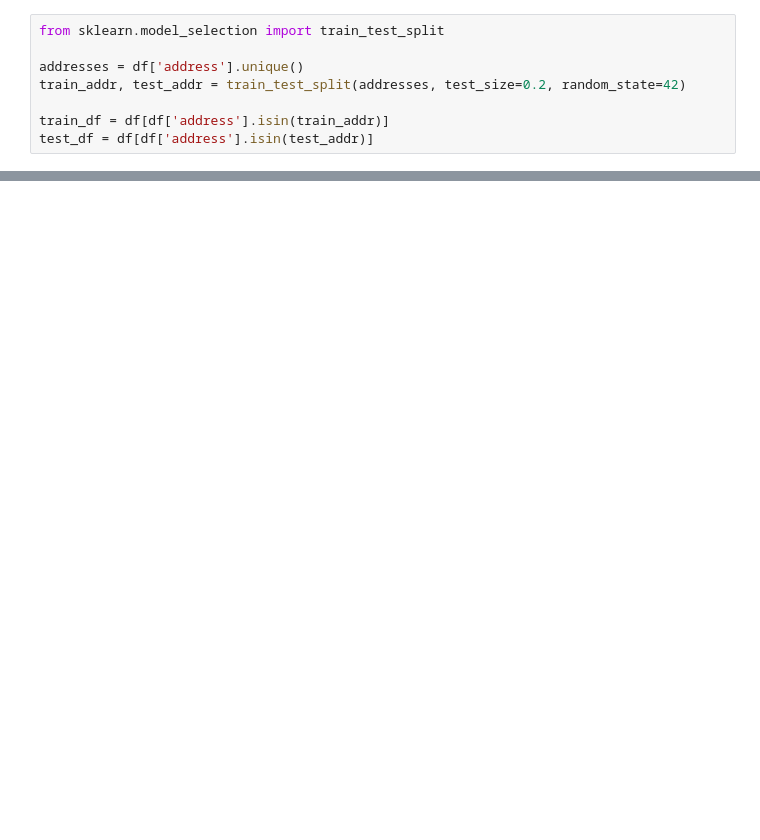
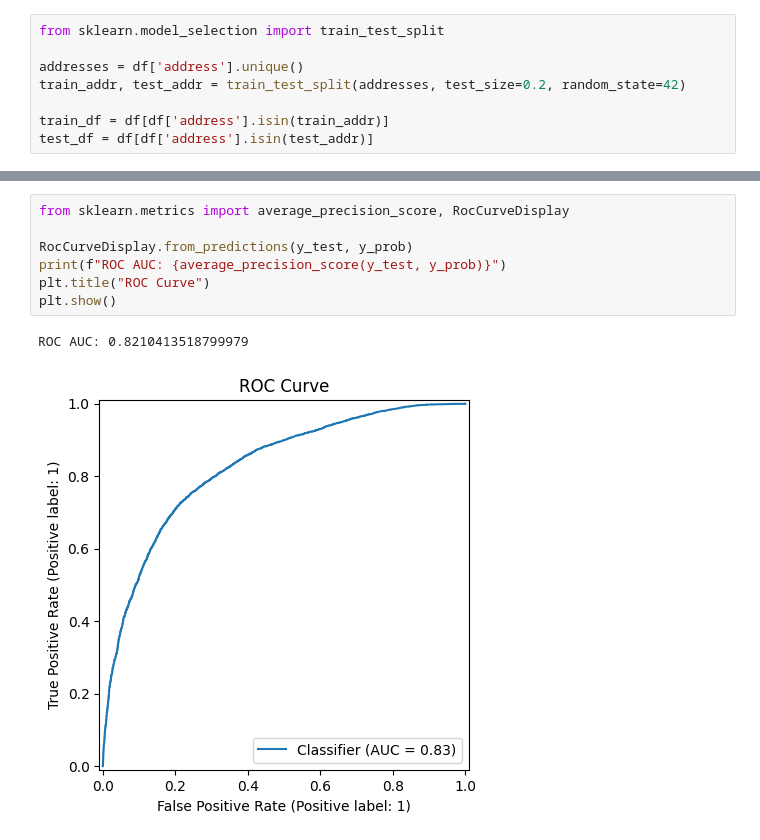
Before and after one commit to NileshFdo/FuseChain-FYP, a Jupyter notebook: ml_pipeline/notebooks/09.train_model.ipynb, the cells around one changed output, grey strips where cells are left out. Drawn from its saved outputs; the diff is of its cells as text; blank space fills up the shorter version.

```diff
--- a/ml_pipeline/notebooks/09.train_model.ipynb
+++ b/ml_pipeline/notebooks/09.train_model.ipynb
@@ -129 +207,11 @@ weighted avg       0.75      0.75      0.75     13458
+# %%
+from sklearn.metrics import average_precision_score, RocCurveDisplay
+
+RocCurveDisplay.from_predictions(y_test, y_prob)
+print(f"ROC AUC: {average_precision_score(y_test, y_prob)}")
+plt.title("ROC Curve")
+plt.show()
+# %% [output]
+ROC AUC: 0.8210413518799979
+[figure, added]
 # %%
```
Also changed, not shown: parts of 19 cells of this notebook.
